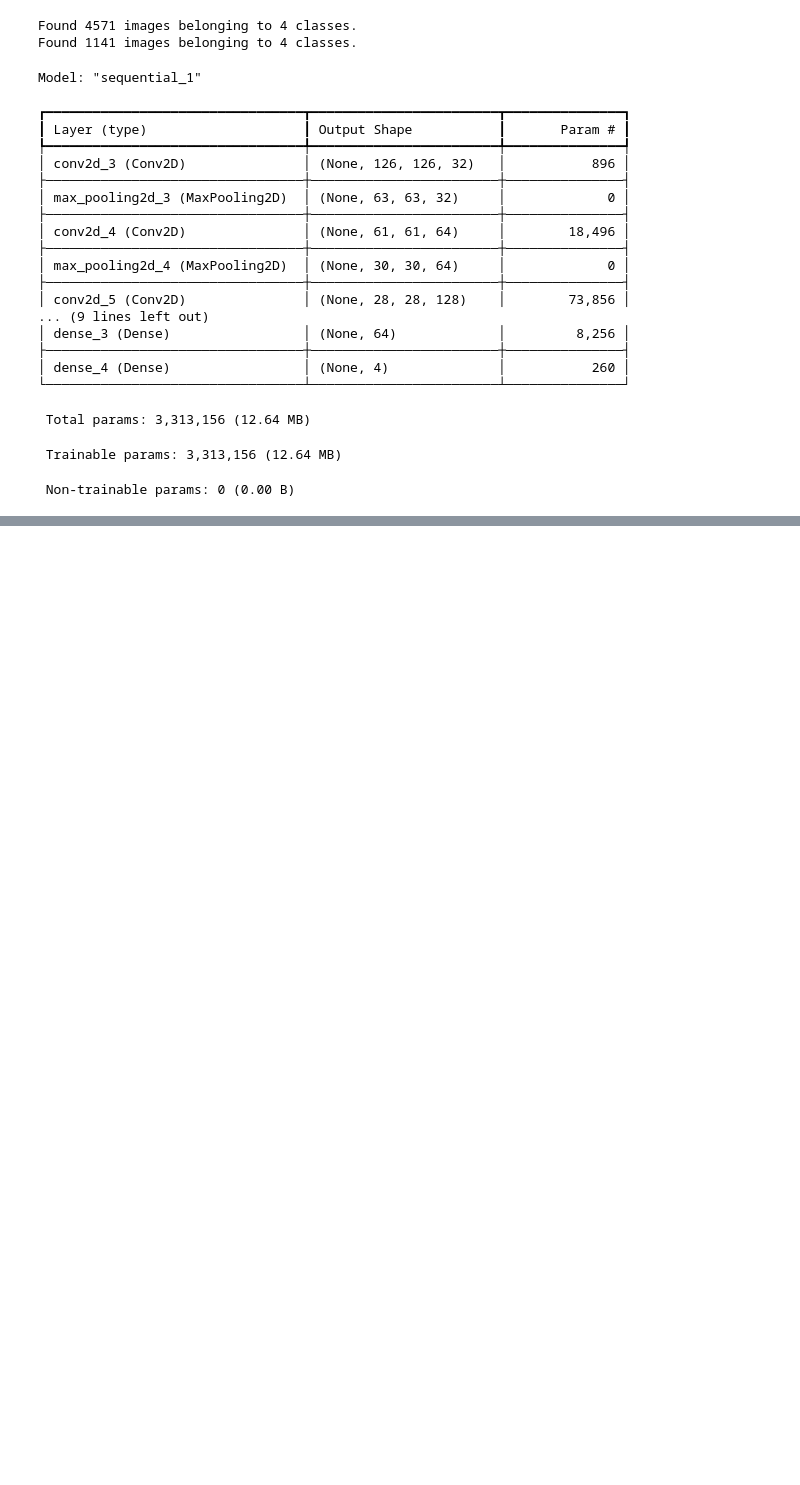
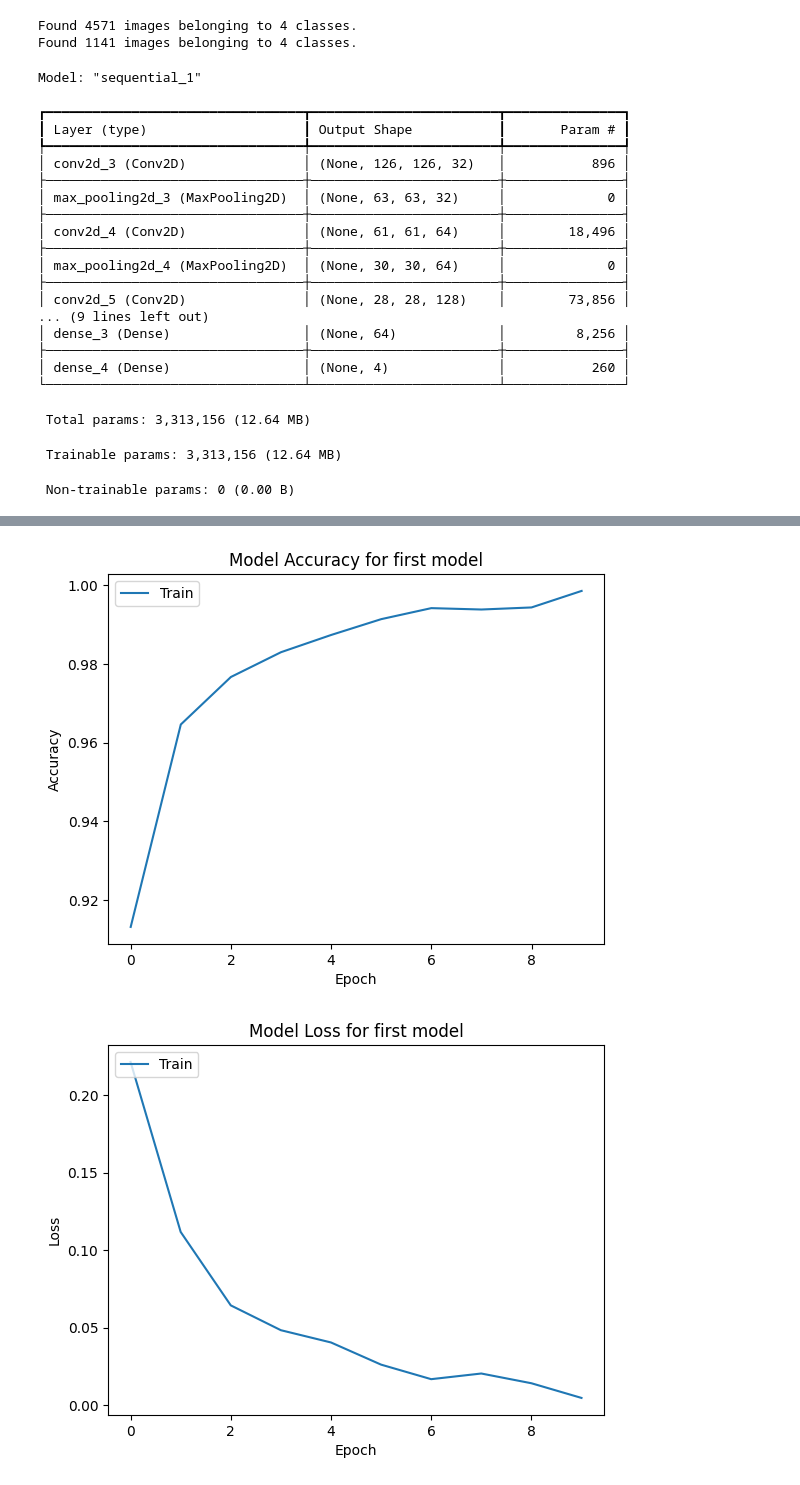
Before and after one commit to Xaroo/ML_Task2, a Jupyter notebook: Task2BujasJawor.ipynb, the cells around one changed output, grey strips where cells are left out. Saved outputs shown, nothing was run; the diff lists cells and outputs as text; code cells hidden in the pictures; blank space fills up the shorter version.

```diff
--- a/Task2BujasJawor.ipynb
+++ b/Task2BujasJawor.ipynb
@@ -247,7 +249,7 @@ model.compile(optimizer='adam', loss='binary_crossentropy', metrics=['accuracy']
 model.summary()
 
 
-model.fit(x_data, y_data, epochs=10, batch_size=32)
+first_hist = model.fit(x_data, y_data, epochs=10, batch_size=32)
 
 model.evaluate(x_data, y_data, verbose=2)
 # %% [output]
@@ -369,8 +371,8 @@ Model: "sequential_1"
  Trainable params: 3,313,156 (12.64 MB)
  Non-trainable params: 0 (0.00 B)
 # %%
-epochs = 20
-history = model.fit(
+epochs = 10
+second_hist = model.fit(
     train_generator,
     epochs=epochs,
     validation_data=val_generator
@@ -396,0 +401,43 @@ Epoch 9/20
+# %%
+# Task 4
+# Plot training, validation accuracy and loss for each epochs (model_eval and history vars)
+
+
+# ToDo: dorób val accuracy
+# Plot training & validation loss values for first model
+plt.plot(first_hist.history['accuracy'])
+# plt.plot(first_hist.history['val_accuracy'])
+plt.title('Model Accuracy for first model')
+plt.ylabel('Accuracy')
+plt.xlabel('Epoch')
+plt.legend(['Train'], loc='upper left')
+plt.show()
+
+plt.plot(first_hist.history['loss'])
+# plt.plot(model_eval.history['val_loss'])
+plt.title('Model Loss for first model')
+plt.ylabel('Loss')
+plt.xlabel('Epoch')
+plt.legend(['Train'], loc='upper left')
+plt.show()
+
+
+# Plot training & validation loss values for second model
+plt.plot(second_hist.history['accuracy'])
+plt.plot(second_hist.history['val_accuracy'])
+plt.title('Model Accuracy for second model')
+plt.ylabel('Accuracy')
+plt.xlabel('Epoch')
+plt.legend(['Train', 'Validation'], loc='upper left')
+plt.show()
+
+plt.plot(second_hist.history['loss'])
+plt.plot(second_hist.history['val_loss'])
+plt.title('Model Loss for second model')
+plt.ylabel('Loss')
+plt.xlabel('Epoch')
+plt.legend(['Train', 'Validation'], loc='upper left')
+plt.show()
+# %% [output]
+[figure, added]
+[figure, added]
```
Also changed, not shown: parts of 9 cells of this notebook.
